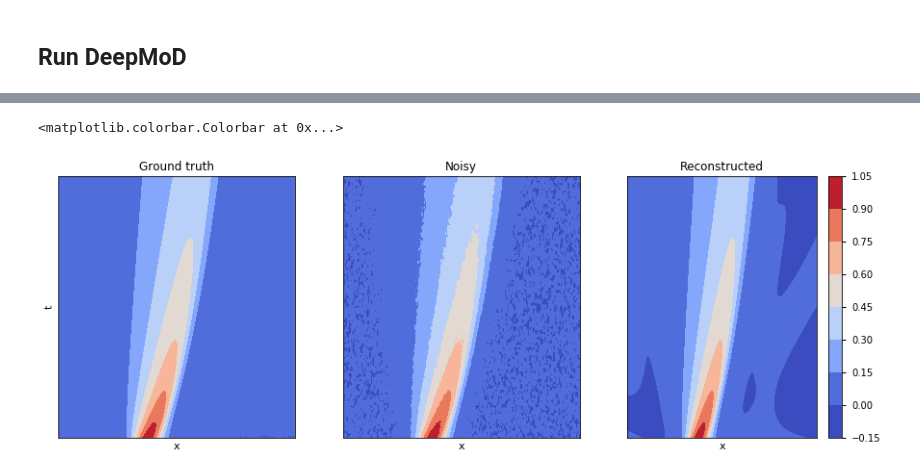
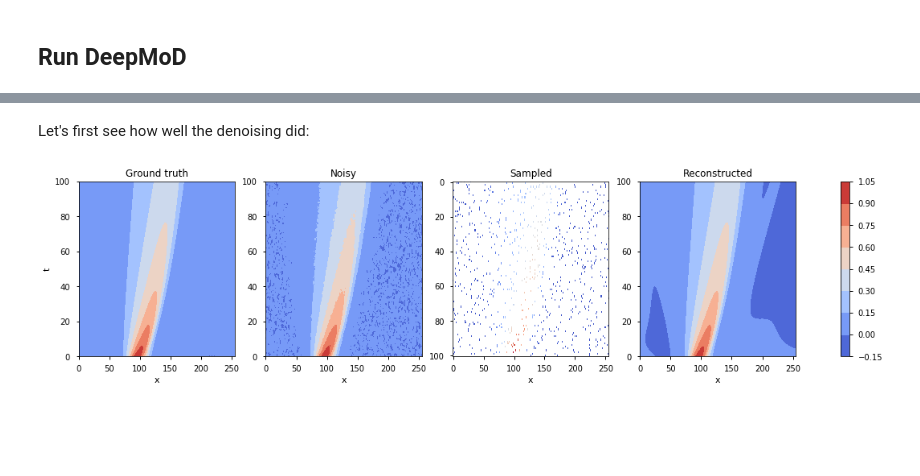
Before and after one commit to PhIMaL/DeePyMoD_tensorflow, a Jupyter notebook: Examples/Burgers.ipynb, the cells around one changed output, grey strips where cells are left out. Cells and saved outputs as stored; diff of their text form; code cells hidden in the pictures; blank space fills up the shorter version.

```diff
--- a/Examples/Burgers.ipynb
+++ b/Examples/Burgers.ipynb
@@ -43,0 +92,2 @@ Configure the neural network:
+# %%
+config = {'layers': [2, 20, 20, 20, 20, 20, 1], 'lambda': 10e-6}
@@ -51,0 +100,8 @@ library_config = {'total_terms': 12, 'deriv_order': 3, 'poly_order': 2}
+# %%
+u = ['1', 'u', 'uˆ2']
+du = ['1', 'u_{x}', 'u_{xx}', 'u_{xxx}']
+coeffs_list = library_matrix_mat(u, du)
+
+print(coeffs_list)
+
+library_config = {'total_terms': len(coeffs_list), 'deriv_order': 3, 'poly_order': 2}
@@ -92,36 +144,35 @@ Plot the 'Ground truth', 'Noisy' and 'Reconstructed/Denoised' solution
+# %% [markdown]
+Let's first see how well the denoising did:
 # %%
-data= {'x_grid': X[:, 0], 't_grid': X[:, 1], 'ground truth': y, 'noisy': y_noisy, 'inferred': denoised}
-for key in data:
-    data[key] = np.squeeze(data[key])
-data = pd.DataFrame(data)
-train_idx = np.random.permutation(data['t_grid'].size)[:number_of_samples]
-data['train set'] = [data['noisy'][index] if index in train_idx else None for index in np.arange(data['t_grid'].size)]
+data_dict = {'x_grid': X[:, 0], 't_grid': X[:, 1], 'ground truth': y, 'noisy': y_noisy, 'inferred': denoised}
+for key in data_dict:
+    data_dict[key] = np.squeeze(data_dict[key])  # pandas doesn't like higher dimensional arrays
+df = pd.DataFrame(data_dict)
-# %%
-vmin = data['ground truth'].min()
-vmax =data['ground truth'].max()
-
-fig, [ax1, ax2, ax3] = plt.subplots(ncols=3, nrows=1, figsize= (15, 5))
-np.count_nonzero(~np.isnan(data['train set']))
-
-im1 = ax1.contourf(data.pivot(index='t_grid', columns='x_grid', values='ground truth'), cmap='coolwarm',vmin=vmin, vmax=vmax)
-ax1.set_xticks([])
-ax1.set_yticks([])
-ax1.set_xlabel('x')
-ax1.set_ylabel('t')
-ax1.set_title('Ground truth')
-
-im2 = ax2.contourf(data.pivot(index='t_grid', columns='x_grid', values='noisy'), cmap='coolwarm', vmin=vmin, vmax=vmax)
-ax2.set_xticks([])
-ax2.set_yticks([])
-ax2.set_xlabel('x')
-ax2.set_title('Noisy')
-
-im3 = ax3.contourf(data.pivot(index='t_grid', columns='x_grid', values='inferred'), cmap='coolwarm', vmin=vmin, vmax=vmax)
-ax3.set_xticks([])
-ax3.set_yticks([])
-ax3.set_xlabel('x')
-ax3.set_title('Reconstructed')
-plt.colorbar(im3)
-# %% [output]
-<matplotlib.colorbar.Colorbar at 0x...>
-[figure, removed]
+# %%
+fig, axes = plt.subplots(ncols=4, figsize=(20, 4))
+
+im0 = axes[0].contourf(df.pivot(index='t_grid', columns='x_grid', values='ground truth'), cmap='coolwarm')
+axes[0].set_xlabel('x')
+axes[0].set_ylabel('t')
+axes[0].set_title('Ground truth')
+
+im1 = axes[1].contourf(df.pivot(index='t_grid', columns='x_grid', values='noisy'), cmap='coolwarm')
+axes[1].set_xlabel('x')
+axes[1].set_title('Noisy')
+
+sampled = np.array([y_noisy[index] if index in idx[:number_of_samples] else np.nan for index in np.arange(data['x'].size)])
+sampled = np.rot90(sampled.reshape(data['x'].shape)) #array needs to be rotated because of imshow
+
+im2 = axes[2].imshow(sampled, aspect='auto', cmap='coolwarm')
+axes[2].set_xlabel('x')
+axes[2].set_title('Sampled')
+
+im1 = axes[3].contourf(df.pivot(index='t_grid', columns='x_grid', values='inferred'), cmap='coolwarm')
+axes[3].set_xlabel('x')
+axes[3].set_title('Reconstructed')
+
+fig.colorbar(im1, ax=axes.ravel().tolist())
+
+plt.show()
+# %% [output]
+[figure, added]
```
Also changed, not shown: parts of 41 cells of this notebook, 9 other files.
